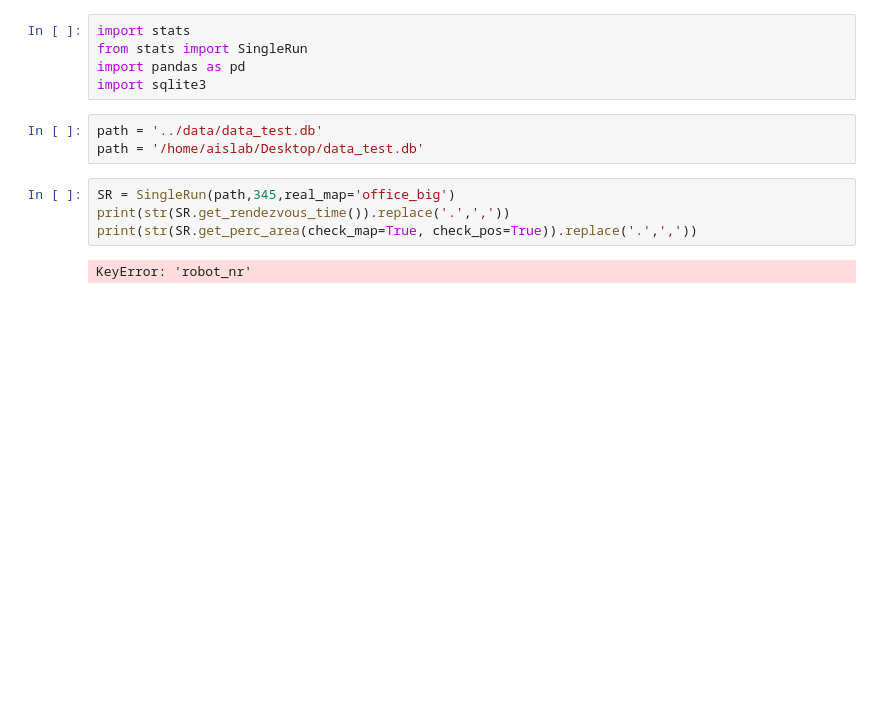
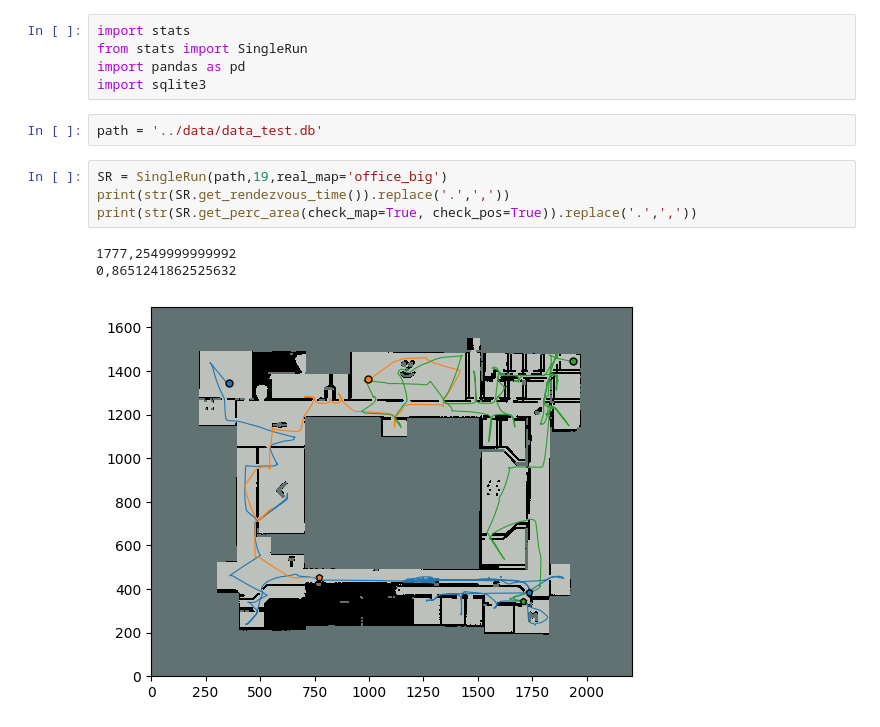
Before and after one commit to aislabunimi/multirobot_exploration_rendezvous, a Jupyter notebook: stats/stats.ipynb, the cells around one changed output. Drawn from its saved outputs; the diff is of its cells as text; blank space fills up the shorter version.

```diff
--- a/stats/stats.ipynb
+++ b/stats/stats.ipynb
@@ -5,10 +5,11 @@ import pandas as pd
 import sqlite3
 # %%
 path = '../data/data_test.db'
-path = '/home/aislab/Desktop/data_test.db'
 # %%
-SR = SingleRun(path,345,real_map='office_big')
+SR = SingleRun(path,19,real_map='office_big')
 print(str(SR.get_rendezvous_time()).replace('.',','))
 print(str(SR.get_perc_area(check_map=True, check_pos=True)).replace('.',','))
 # %% [output]
-KeyError: 'robot_nr'
+1777,2549999999992
+0,8651241862525632
+[figure, added]
```
Also changed, not shown: 4 other files.
